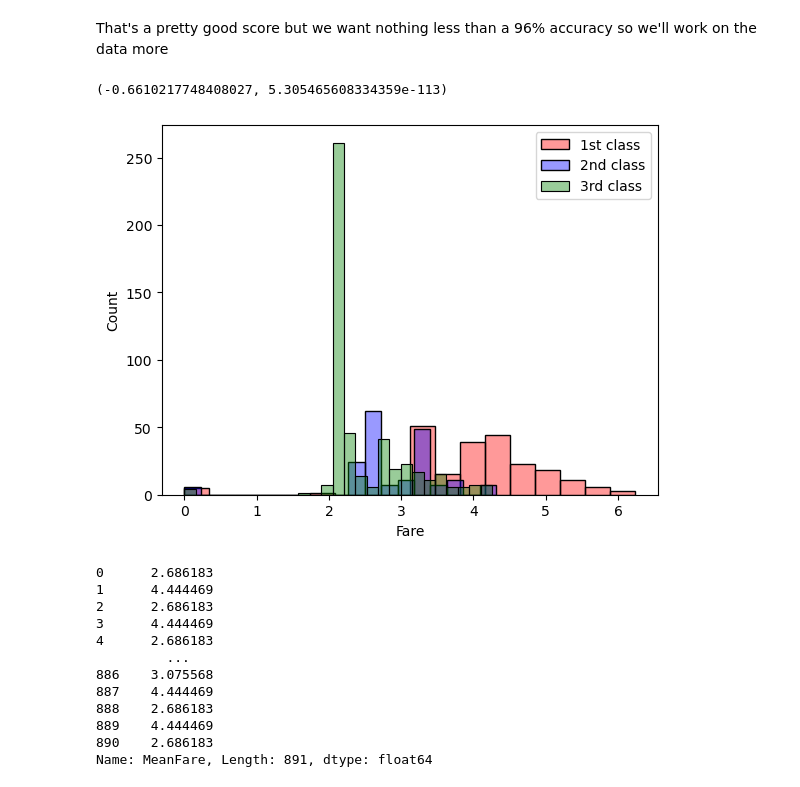
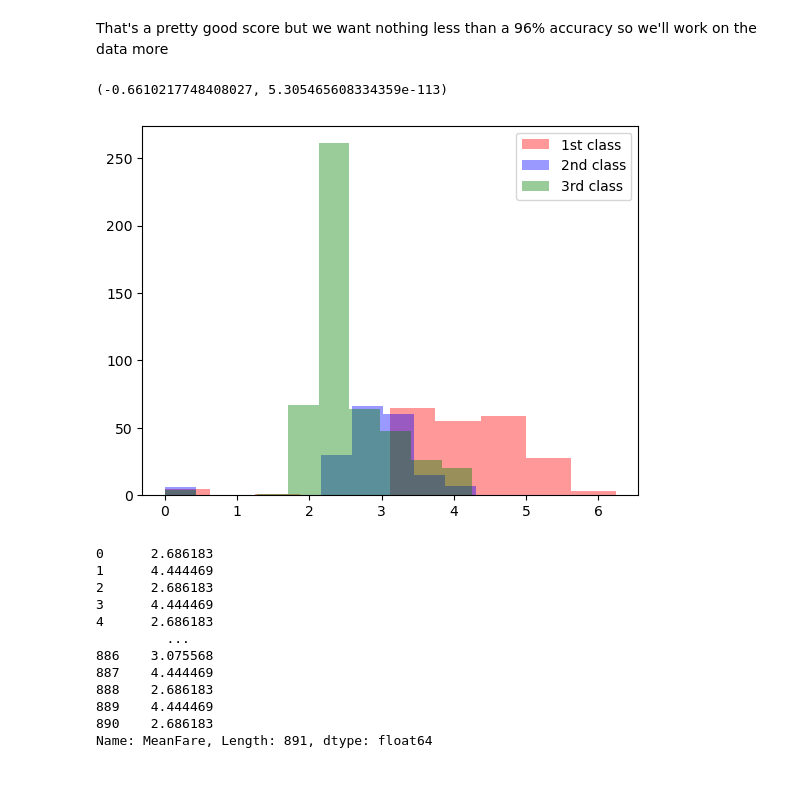
Before and after one commit to abdulqadirmuazzim/Machine_L, a Jupyter notebook: Taitanic.ipynb, the cells around one changed output. Cells and saved outputs as stored; diff of their text form; code cells hidden in the pictures.

```diff
--- a/Taitanic.ipynb
+++ b/Taitanic.ipynb
@@ -291,0 +314,3 @@ Name: Cabin, dtype: int64
+# %%
+df['Age'] = df.groupby(['Sex', "Pclass"])['Age'].apply(lambda x: x.fillna(x.median()))
+df.Age.isna().any()
@@ -292,16 +319,3 @@ Name: Cabin, dtype: int64
 # %%
-
-imputer = II(max_iter=100)
-
-# looks like "Age" still has some missing values
-# so we have an imputer defined somewhere so let's just use it
-filled_age = imputer.fit_transform(np.array(df.Age).reshape(-1, 1))
-
-filled_age2 = imputer.fit_transform(np.array(te.Age).reshape(-1, 1))
-
-df['Age'] = np.round(filled_age, 1)
-
-te['Age'] = np.round(filled_age2, 1)
-
-df.describe(include='all')
+df.Embarked.isna().any()
 # %% [output]
@@ -319,0 +332,4 @@ df.describe(include='all')
+# %%
+df['Embarked'] = df.Embarked.fillna("S")
+df.Embarked.isna().any()
+# done with "Embarked" and "Age" feature
@@ -530,19 +548,19 @@ That's a pretty good score but we want nothing less than a 96% accuracy so we'll
 # %%
 from scipy.stats import pearsonr
 
 np.cov(df.Pclass, df.Fare)
 
 print(pearsonr(df.Pclass, df.Fare))
 
-sb.histplot(x=df.Fare[df.Pclass==1], alpha=.4, color='r', label='1st class')
-sb.histplot(x=df.Fare[df.Pclass==2], alpha=.4, color='blue', label='2nd class')
-sb.histplot(x=df.Fare[df.Pclass==3], alpha=.4, color='green', label='3rd class')
+plt.hist(x=df.Fare[df.Pclass==1], alpha=.4, color='r', label='1st class')
+plt.hist(x=df.Fare[df.Pclass==2], alpha=.4, color='blue', label='2nd class')
+plt.hist(x=df.Fare[df.Pclass==3], alpha=.4, color='green', label='3rd class')
 
 plt.legend()
 plt.show()
 # %% [output]
 (-0.6610217748408027, 5.305465608334359e-113)
-[figure, old version]
+[figure, new version]
 # %%
 df['MeanFare'] = train.groupby('Pclass').Fare.transform('mean')
 df.MeanFare.apply(np.log1p)
```
Also changed, not shown: parts of 11 cells of this notebook.
